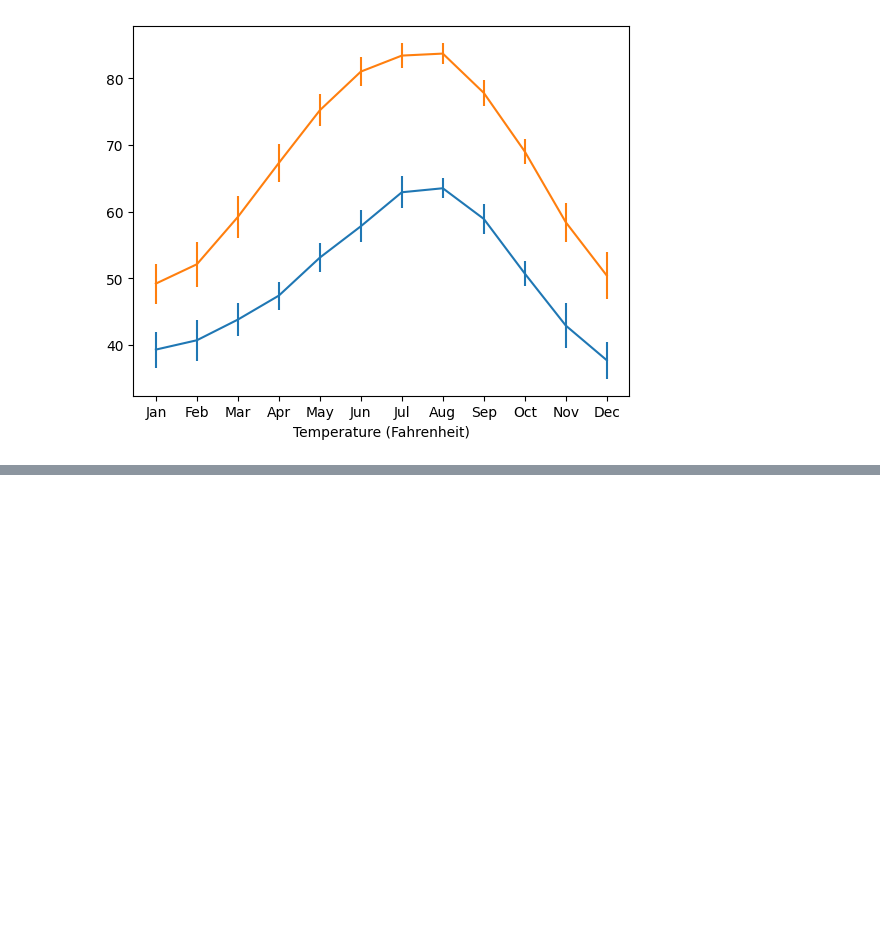
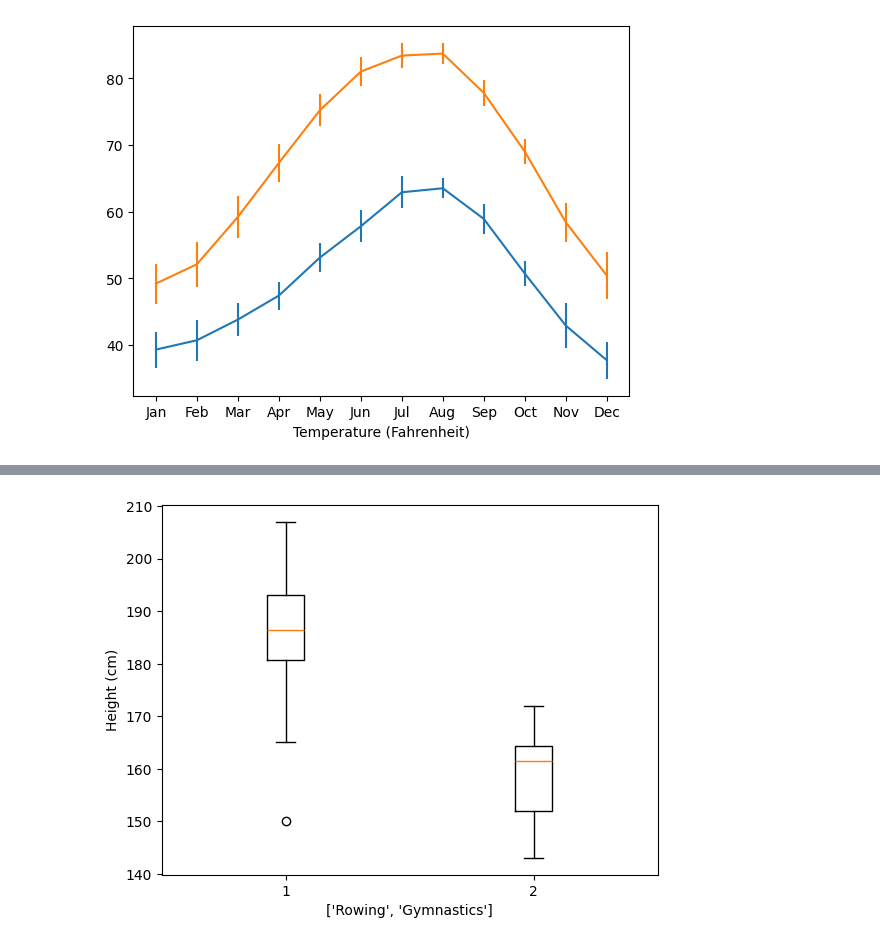
Before and after one commit to Emigbanam/Data-Analysis-Practice, a Jupyter notebook: Data Visualization With Python (Matplotlib).ipynb, the cells around one changed output, grey strips where cells are left out. Saved outputs shown, nothing was run; the diff lists cells and outputs as text; code cells hidden in the pictures; blank space fills up the shorter version.

```diff
--- a/Data Visualization With Python (Matplotlib).ipynb
+++ b/Data Visualization With Python (Matplotlib).ipynb
@@ -547,0 +556,14 @@ plt.show()
+# %%
+fig, ax = plt.subplots()
+#1. Create a boxplot that contains the "Height" column for mens_rowing on the left and mens_gymnastics on the right.
+ax.boxplot([rowing['Height'],gymnastics['Height']])
+
+#2. Add x-axis tick labels: "Rowing" and "Gymnastics".
+ax.set_xlabel(['Rowing', 'Gymnastics'])
+
+#3. Add a y-axis label: "Height (cm)".
+ax.set_ylabel('Height (cm)')
+
+plt.show()
+# %% [output]
+[figure, added]
```
Also changed, not shown: parts of 1 cell of this notebook.
